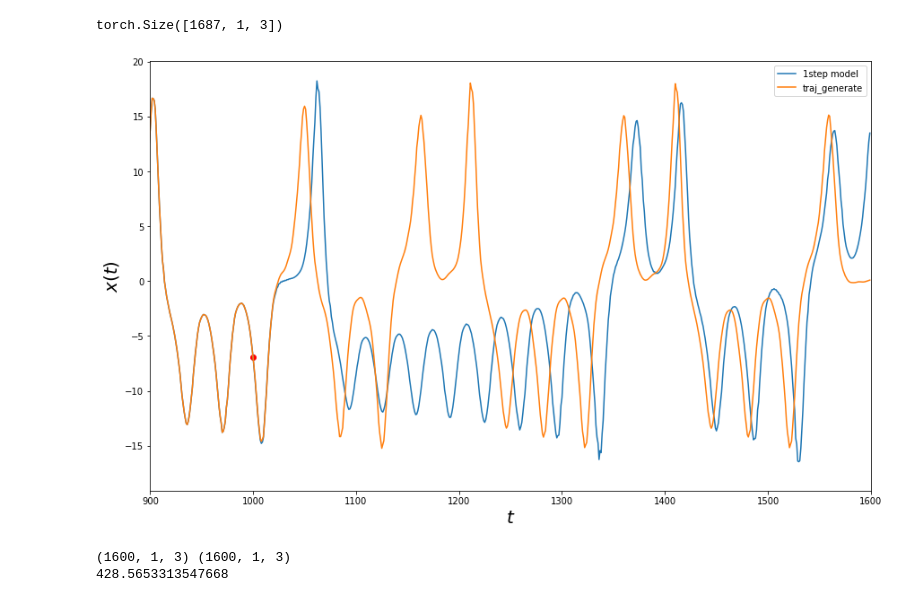
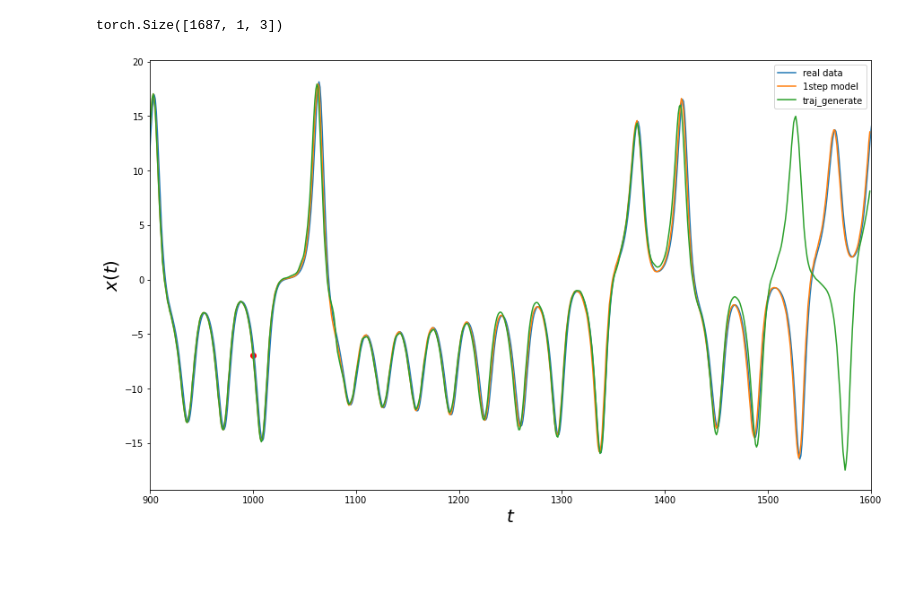
Before and after one commit to raudh1/LorenzModel, a Jupyter notebook: generate_trajectories/GenerateTrajLorenzRNN.ipynb, the cells around one changed output. Cells and saved outputs as stored; diff of their text form; code cells hidden in the pictures; blank space fills up the shorter version.

```diff
--- a/generate_trajectories/GenerateTrajLorenzRNN.ipynb
+++ b/generate_trajectories/GenerateTrajLorenzRNN.ipynb
@@ -197,11 +150,9 @@ test_data.shape
 # %% [output]
 torch.Size([1687, 1, 3])
 # %%
-plot_traj(best_traj_1step,best_traj,h=1000)
+plot_traj(best_traj_1step,best_traj,inp=test_data,h=1000,data=True)
 # %% [output]
-[figure, old version]
+[figure, new version]
-(1600, 1, 3) (1600, 1, 3)
-428.5653313547668
 # %%
 plot_traj_3D(best_traj,best_traj_1step,h=1000,f=100,inp=test_data)
 # %% [output]
```
Also changed, not shown: parts of 7 cells of this notebook.
